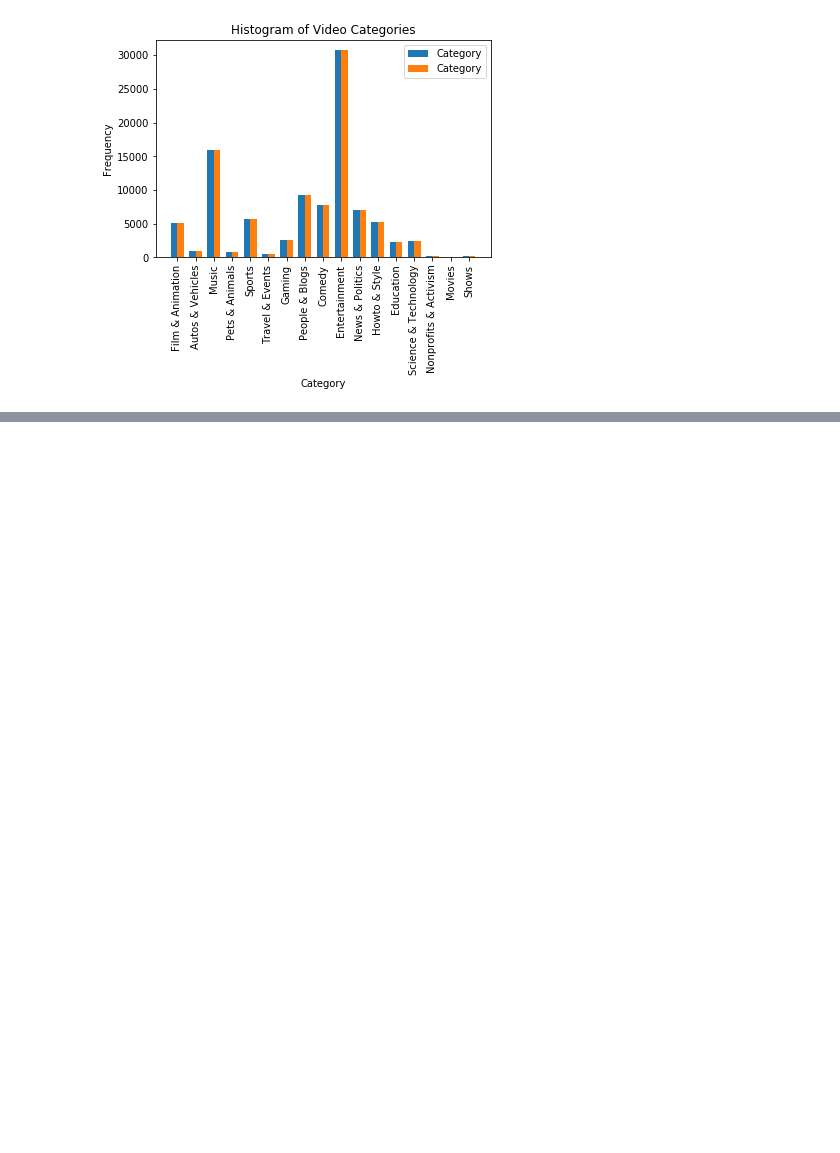
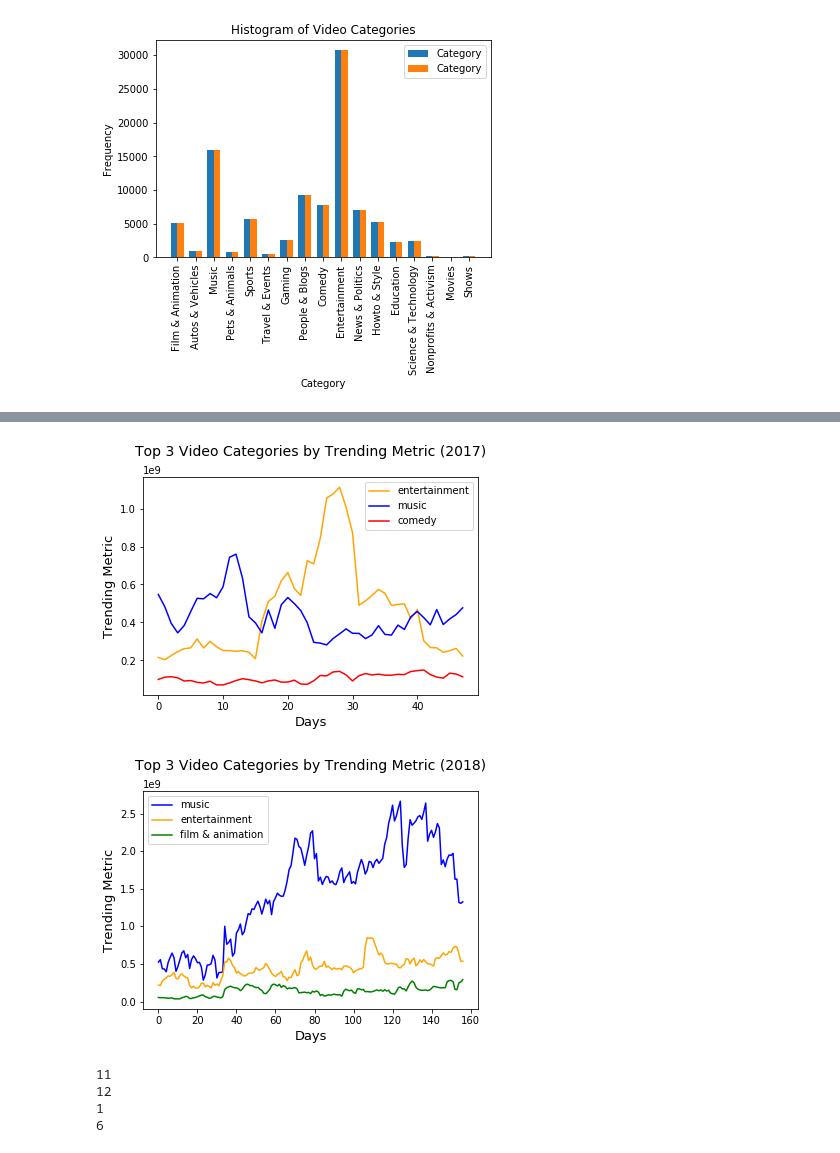
Before and after one commit to ChuckBowers/info-300-final, a Jupyter notebook: final_data_analysis.ipynb, the cells around one changed output, grey strips where cells are left out. Cells and saved outputs as stored; diff of their text form; code cells hidden in the pictures; blank space fills up the shorter version.

```diff
--- a/final_data_analysis.ipynb
+++ b/final_data_analysis.ipynb
@@ -572,0 +576,20 @@ here
+# %%
+day_agg_metrics_17 = df_2017.groupby(by=['category_id', 'trending_date'], as_index=False)['metric'].sum()
+day_agg_metrics_18 = df_2018.groupby(by=['category_id', 'trending_date'], as_index=False)['metric'].sum()
+
+cat_id_17 = day_agg_metrics_17['category_id']
+cat_id_18 = day_agg_metrics_18['category_id']
+
+top3_17_mask = (cat_id_17 == 24) | (cat_id_17 == 10) | (cat_id_17 == 23)
+top3_18_mask = (cat_id_18 == 10) | (cat_id_18 == 24) | (cat_id_18 == 1)
+
+day_agg_metrics_17 = day_agg_metrics_17.loc[top3_17_mask]
+day_agg_metrics_18 = day_agg_metrics_18.loc[top3_18_mask]
+
+day_agg_metrics_17_entertainment = day_agg_metrics_17[day_agg_metrics_17['category_id'] == 24]
+day_agg_metrics_17_music = day_agg_metrics_17[day_agg_metrics_17['category_id'] == 10]
+day_agg_metrics_17_comedy = day_agg_metrics_17[day_agg_metrics_17['category_id'] == 23]
+
+day_agg_metrics_18_music = day_agg_metrics_18[day_agg_metrics_18['category_id'] == 10]
+day_agg_metrics_18_entertainment = day_agg_metrics_18[day_agg_metrics_18['category_id'] == 24]
+day_agg_metrics_18_film = day_agg_metrics_18[day_agg_metrics_18['category_id'] == 1]
@@ -572,0 +633,45 @@ here
+# %%
+#  Format of dfs to plot
+
+#         category_id 	trending_date 	metric  	day 	month 	x_time
+# 109 	Music 	           17.14.11 	547657996 	14  	11  	0
+
+fig, ax = plt.subplots()
+ax.set_ylabel('Trending Metric', fontsize=13)
+ax.set_xlabel('Days', fontsize=13)
+ax.set_title('Top 3 Video Categories by Trending Metric (2017)', fontsize=14)
+ttl = ax.title
+ttl.set_position([.5, 1.07])
+
+plt.plot('x_time', 'metric', data=day_agg_metrics_17_entertainment, label='entertainment', color='orange')
+plt.plot('x_time', 'metric', data=day_agg_metrics_17_music, label='music', color='blue')
+plt.plot('x_time', 'metric', data=day_agg_metrics_17_comedy, label='comedy', color='red')
+plt.legend()
+plt.show()
+
+fig, ax = plt.subplots()
+ax.set_ylabel('Trending Metric', fontsize=13)
+ax.set_xlabel('Days', fontsize=13)
+ax.set_title('Top 3 Video Categories by Trending Metric (2018)', fontsize=14)
+ttl = ax.title
+ttl.set_position([.5, 1.07])
+
+plt.plot('x_time', 'metric', data=day_agg_metrics_18_music, label='music', color='blue')
+plt.plot('x_time', 'metric', data=day_agg_metrics_18_entertainment, label='entertainment', color='orange')
+plt.plot('x_time', 'metric', data=day_agg_metrics_18_film, label='film & animation', color='green')
+plt.legend()
+plt.show()
+# %% [output]
+[figure, added]
+[figure, added]
+# %%
+print(pd.to_datetime(day_agg_metrics_17_entertainment['trending_date'], format='%y.%d.%m').dt.month.min())
+print(pd.to_datetime(day_agg_metrics_17_entertainment['trending_date'], format='%y.%d.%m').dt.month.max())
+
+print(pd.to_datetime(day_agg_metrics_18_entertainment['trending_date'], format='%y.%d.%m').dt.month.min())
+print(pd.to_datetime(day_agg_metrics_18_entertainment['trending_date'], format='%y.%d.%m').dt.month.max())
+# %% [output]
+11
+12
+1
+6
```
Also changed, not shown: parts of 11 cells of this notebook.
